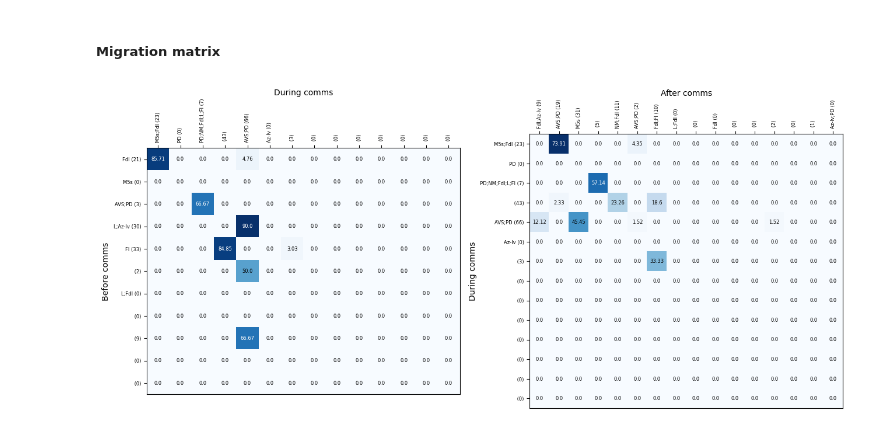
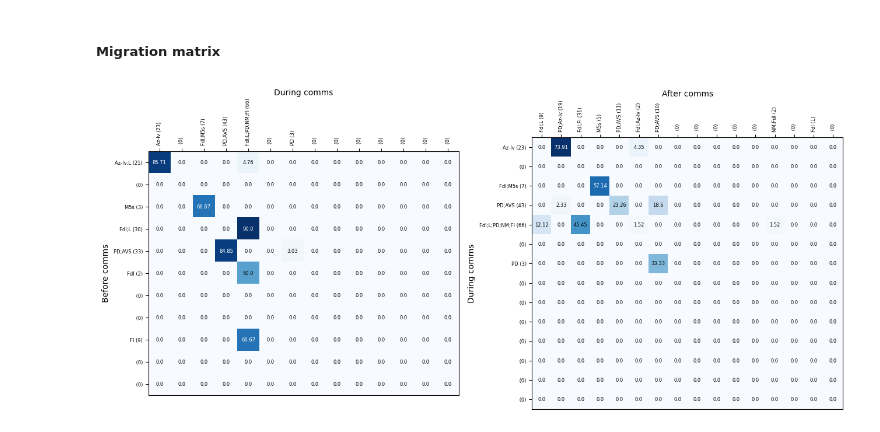
Before and after one commit to ariannap13/hidden-swing-voters, a Jupyter notebook: src/SNAM/community_detection/community_evolution.ipynb, the cells around one changed output. Saved outputs shown, nothing was run; the diff lists cells and outputs as text; code cells hidden in the pictures.

```diff
--- a/src/SNAM/community_detection/community_evolution.ipynb
+++ b/src/SNAM/community_detection/community_evolution.ipynb
@@ -183,8 +252,8 @@ representatives_communities.to_csv(os.path.join(output_path, 'representatives_co
 # %% [markdown]
 ##### Migration matrix
 # %%
-before_during_repr_migration = np.zeros([len(before_top_comms), len(during_top_comms)])
-during_after_repr_migration = np.zeros([len(during_top_comms), len(after_top_comms)])
+before_during_repr_migration = np.zeros([len(sorted_before_comms_data), len(sorted_during_comms_data)])
+during_after_repr_migration = np.zeros([len(sorted_during_comms_data), len(sorted_after_comms_data)])
 # %%
 def find_repr_overlap(comm1, comm2, representatives_ids, normalized=False):
     _comm1 = set(comm1).intersection(set(representatives_ids))
@@ -198,22 +267,22 @@ def find_repr_overlap(comm1, comm2, representatives_ids, normalized=False):
 
     return len(set(_comm1).intersection(set(_comm2)))
 # %%
-for i, comm1 in enumerate(before_top_comms):
-    for j, comm2 in enumerate(during_top_comms):
-        before_during_repr_migration[i][j] = find_repr_overlap(comm1, comm2, representatives_ids, normalized=True)
+for i in range(0, len(sorted_before_comms_data)):
+    for j in range(0, len(sorted_during_comms_data)):
+        before_during_repr_migration[i][j] = find_repr_overlap(sorted_before_comms_data[i][1], sorted_during_comms_data[j][1], representatives_ids, normalized=True)
 # %%
-for i, comm1 in enumerate(during_top_comms):
-    for j, comm2 in enumerate(after_top_comms):
-        during_after_repr_migration[i][j] = find_repr_overlap(comm1, comm2, representatives_ids, normalized=True)
+for i in range(0, len(sorted_during_comms_data)):
+    for j in range(0, len(sorted_after_comms_data)):
+        during_after_repr_migration[i][j] = find_repr_overlap(sorted_during_comms_data[i][1], sorted_after_comms_data[j][1], representatives_ids, normalized=True)
 # %%
 def expand_label_with_repr_size(label, comm, representatives_ids):
     _comm = set(comm).intersection(set(representatives_ids))
     size = ' (' + str(len(_comm)) + ')'
     return label+size
 # %%
-before_labels_repr_size = [expand_label_with_repr_size(before_labels[i], before_top_comms[i], representatives_ids) for i in range(0, len(before_top_comms))]
-during_labels_repr_size = [expand_label_with_repr_size(during_labels[i], during_top_comms[i], representatives_ids) for i in range(0, len(during_top_comms))]
-after_labels_repr_size = [expand_label_with_repr_size(after_labels[i], after_top_comms[i], representatives_ids) for i in range(0, len(after_top_comms))]
+before_labels_repr_size = [expand_label_with_repr_size(before_labels[i], sorted_before_comms_data[i][1], representatives_ids) for i in range(0, len(sorted_before_comms_data))]
+during_labels_repr_size = [expand_label_with_repr_size(during_labels[i], sorted_during_comms_data[i][1], representatives_ids) for i in range(0, len(sorted_during_comms_data))]
+after_labels_repr_size = [expand_label_with_repr_size(after_labels[i], sorted_after_comms_data[i][1], representatives_ids) for i in range(0, len(sorted_after_comms_data))]
 # %%
 # plot a heatmap of the migration matrix
 fig, ax = plt.subplots(1, 2, figsize=(13, 13))
@@ -223,39 +292,39 @@ text_colors = {True: 'white', False: 'black'}
 im = ax[0].imshow(before_during_repr_migration, cmap='Blues')
 im = ax[1].imshow(during_after_repr_migration, cmap='Blues')
 
 # y-labels
 ax[0].xaxis.set_label_position('top')
 ax[0].set_ylabel('Before comms')
 ax[0].set_xlabel('During comms')
 
 ax[1].xaxis.set_label_position('top')
 ax[1].set_ylabel('During comms')
 ax[1].set_xlabel('After comms')
 
 # Loop over data dimensions and create text annotations.
-for i in range(len(before_top_comms)):
-    for j in range(len(during_top_comms)):
+for i in range(len(sorted_before_comms_data)):
+    for j in range(len(sorted_during_comms_data)):
         val = round(before_during_repr_migration[i, j] * 100, 2)
         text = ax[0].text(j, i, val, ha="center", va="center", size=6, color=text_colors[val > 50])
 
-for i in range(len(during_top_comms)):
-    for j in range(len(after_top_comms)):
+for i in range(len(sorted_during_comms_data)):
+    for j in range(len(sorted_after_comms_data)):
         val1 = round(during_after_repr_migration[i, j] * 100, 2)
         text = ax[1].text(j, i, val1, ha="center", va="center", size=6, color=text_colors[val1 > 50])
 
 # We want to show all ticks...
 ax[0].xaxis.tick_top()
-ax[0].set_xticks(np.arange(len(during_top_comms)));
-ax[0].set_yticks(np.arange(len(before_top_comms)));
+ax[0].set_xticks(np.arange(len(sorted_during_comms_data)));
+ax[0].set_yticks(np.arange(len(sorted_before_comms_data)));
 ax[0].set_xticklabels(during_labels_repr_size, rotation=90, size=6)
 ax[0].set_yticklabels(before_labels_repr_size, size=6)
 
 ax[1].xaxis.tick_top()
-ax[1].set_yticks(np.arange(len(during_top_comms)));
-ax[1].set_xticks(np.arange(len(after_top_comms)));
+ax[1].set_yticks(np.arange(len(sorted_during_comms_data)));
+ax[1].set_xticks(np.arange(len(sorted_after_comms_data)));
 ax[1].set_xticklabels(after_labels_repr_size, rotation=90, size=6)
 ax[1].set_yticklabels(during_labels_repr_size, size=6)
 
 fig.tight_layout()
 # %% [output]
-[figure, old version]
+[figure, new version]
```
Also changed, not shown: parts of 24 cells of this notebook, 1 other file.
